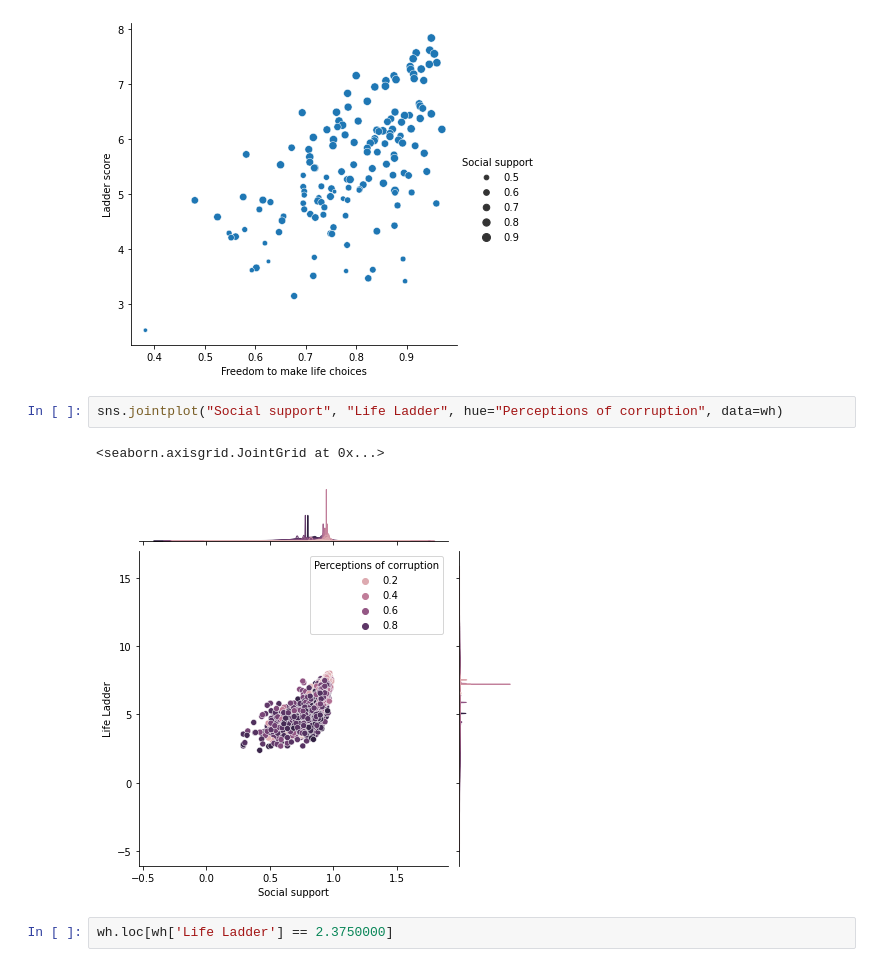
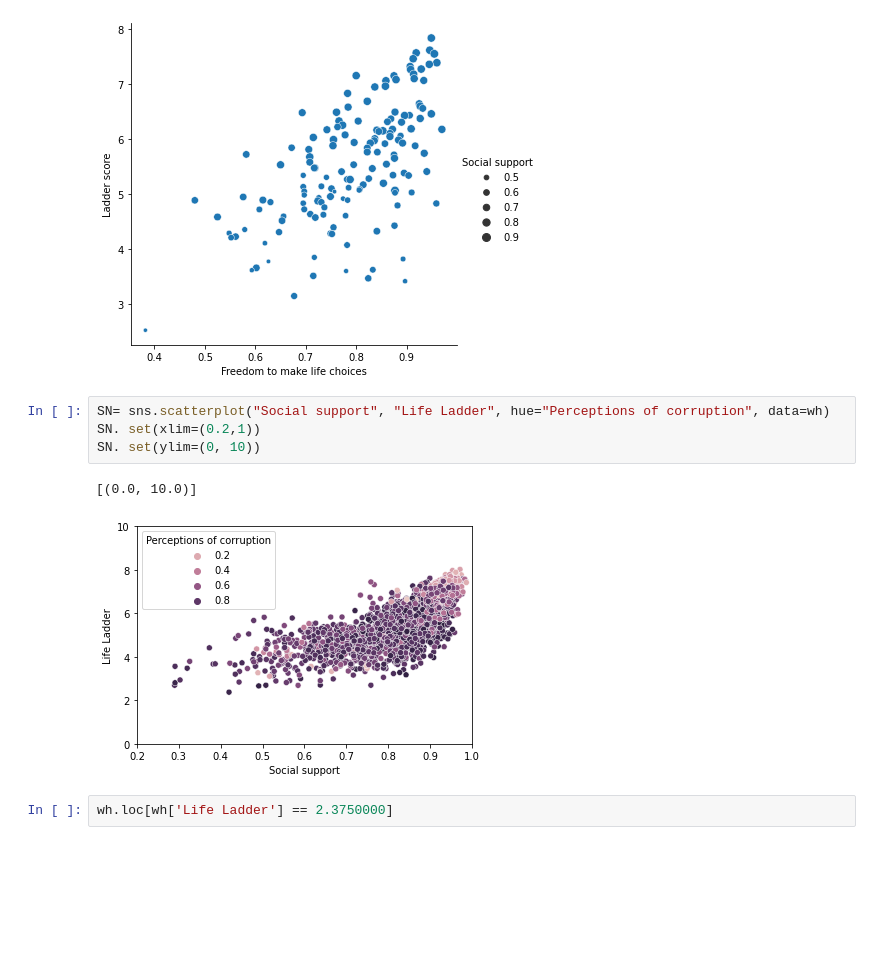
Before and after one commit to Jacksonwolf15/World-Happiness-DS, a Jupyter notebook: WHiX.ipynb, the cells around one changed output. Saved outputs shown, nothing was run; the diff lists cells and outputs as text; blank space fills up the shorter version.

Commit message:
scaling
scaling the axes of a chart

```diff
--- a/WHiX.ipynb
+++ b/WHiX.ipynb
@@ -190,10 +190,12 @@ fg = sns.relplot(x="Freedom to make life choices", y="Ladder score", data=wh2021
 # %% [output]
 [figure]
 # %%
-sns.jointplot("Social support", "Life Ladder", hue="Perceptions of corruption", data=wh)
+SN= sns.scatterplot("Social support", "Life Ladder", hue="Perceptions of corruption", data=wh)
+SN. set(xlim=(0.2,1))
+SN. set(ylim=(0, 10))
 # %% [output]
-<seaborn.axisgrid.JointGrid at 0x...>
+[(0.0, 10.0)]
-[figure, old version]
+[figure, new version]
 # %%
 wh.loc[wh['Life Ladder'] == 2.3750000]
 # %% [output]
```
Also changed, not shown: parts of 12 cells of this notebook.
